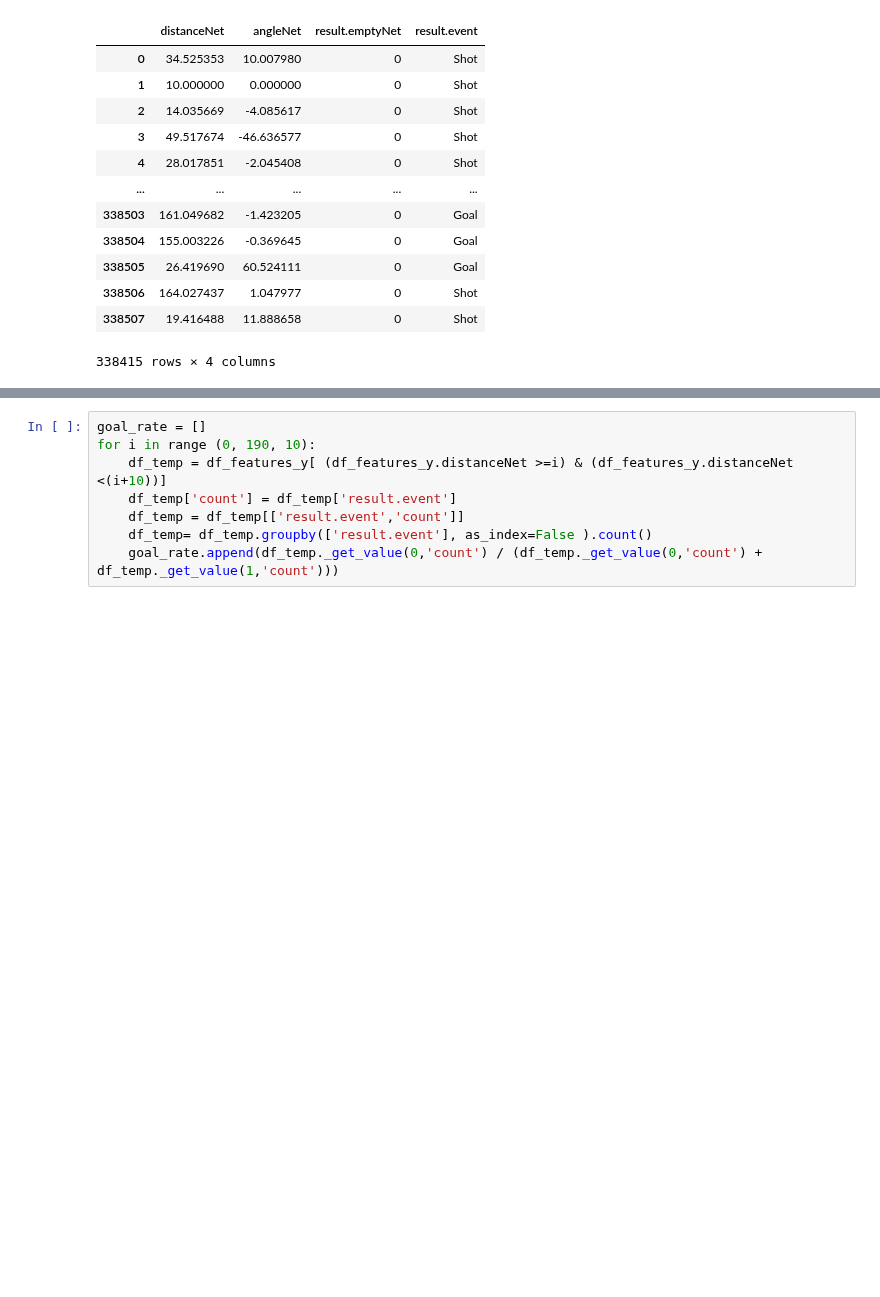
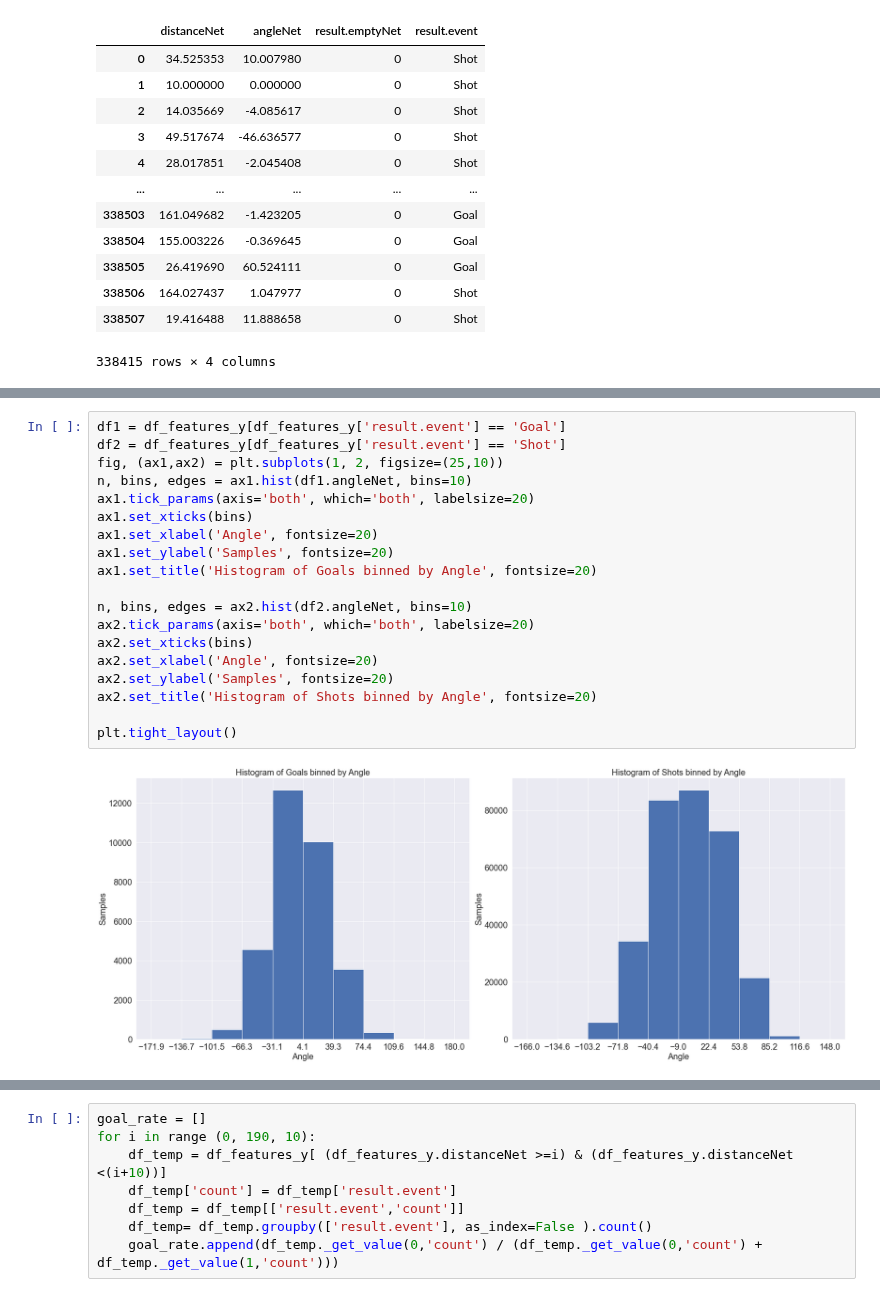
Before and after one commit to M0rph3e/ift6758-project-main, a Jupyter notebook: notebooks/fengineering1.ipynb, the cells around one changed output, grey strips where cells are left out. Drawn from its saved outputs; the diff is of its cells as text; blank space fills up the shorter version.

```diff
--- a/notebooks/fengineering1.ipynb
+++ b/notebooks/fengineering1.ipynb
@@ -98 +102,22 @@ plt.tight_layout()
+# %%
+df1 = df_features_y[df_features_y['result.event'] == 'Goal']
+df2 = df_features_y[df_features_y['result.event'] == 'Shot']
+fig, (ax1,ax2) = plt.subplots(1, 2, figsize=(25,10))
+n, bins, edges = ax1.hist(df1.angleNet, bins=10)
+ax1.tick_params(axis='both', which='both', labelsize=20)
+ax1.set_xticks(bins)
+ax1.set_xlabel('Angle', fontsize=20)
+ax1.set_ylabel('Samples', fontsize=20)
+ax1.set_title('Histogram of Goals binned by Angle', fontsize=20)
+
+n, bins, edges = ax2.hist(df2.angleNet, bins=10)
+ax2.tick_params(axis='both', which='both', labelsize=20)
+ax2.set_xticks(bins)
+ax2.set_xlabel('Angle', fontsize=20)
+ax2.set_ylabel('Samples', fontsize=20)
+ax2.set_title('Histogram of Shots binned by Angle', fontsize=20)
+
+plt.tight_layout()
+# %% [output]
+[figure, added]
 # %%
```
Also changed, not shown: parts of 11 cells of this notebook, 1 other file.
